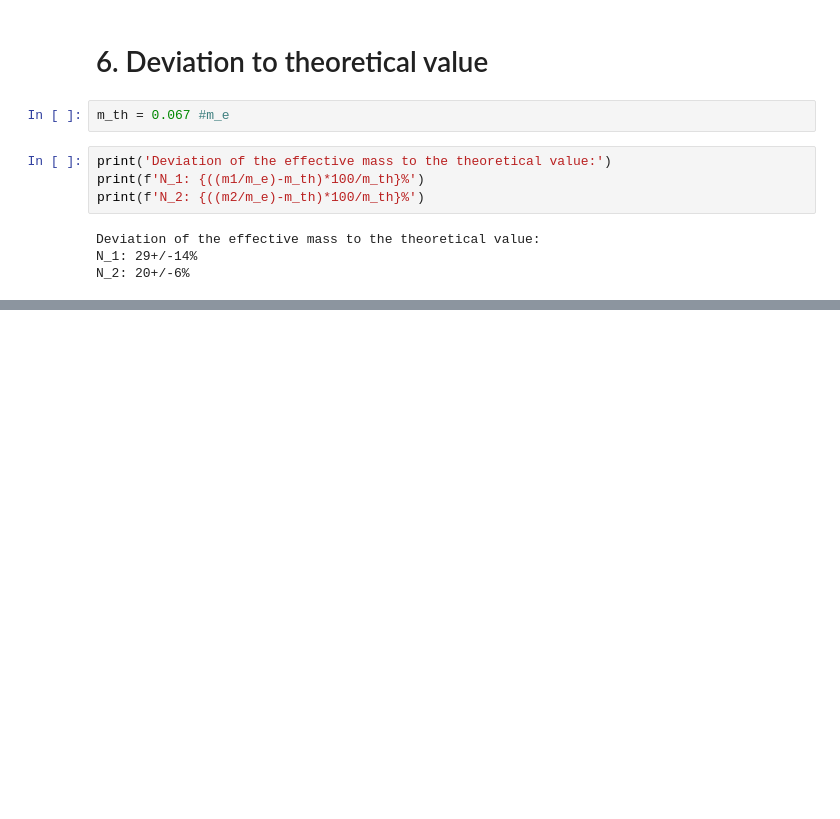
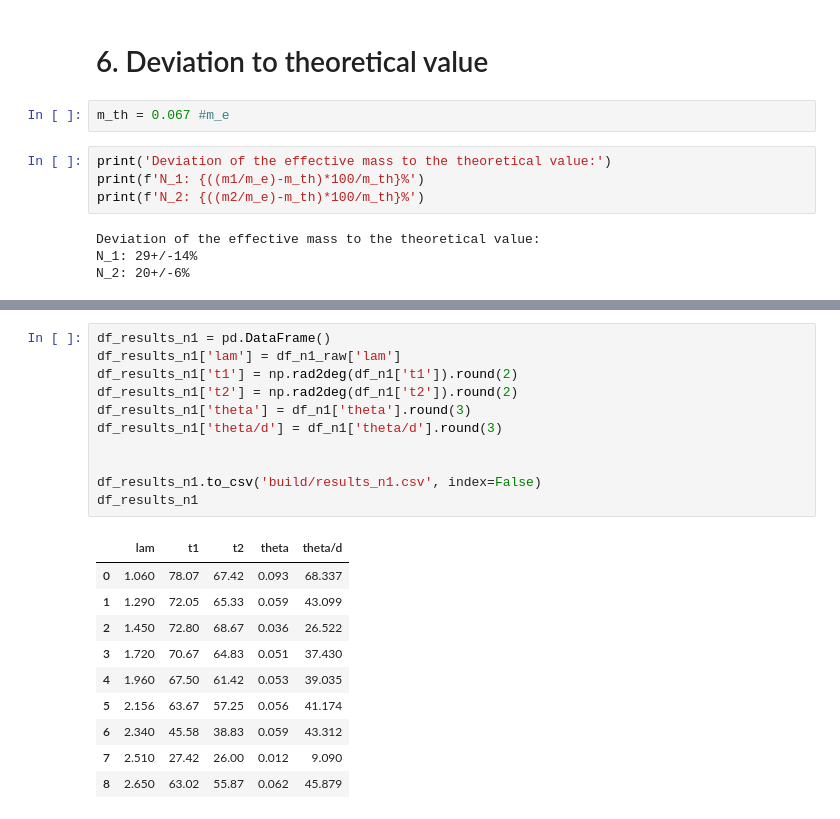
Before and after one commit to SamGTex/FP_Master_WS22-23, a Jupyter notebook: V46_Faraday_Effekt/python/main.ipynb, the cells around one changed output, grey strips where cells are left out. Saved outputs shown, nothing was run; the diff lists cells and outputs as text; blank space fills up the shorter version.

```diff
--- a/V46_Faraday_Effekt/python/main.ipynb
+++ b/V46_Faraday_Effekt/python/main.ipynb
@@ -280,0 +307,22 @@ N_2: 20+/-6%
+# %%
+df_results_n1 = pd.DataFrame()
+df_results_n1['lam'] = df_n1_raw['lam']
+df_results_n1['t1'] = np.rad2deg(df_n1['t1']).round(2)
+df_results_n1['t2'] = np.rad2deg(df_n1['t2']).round(2)
+df_results_n1['theta'] = df_n1['theta'].round(3)
+df_results_n1['theta/d'] = df_n1['theta/d'].round(3)
+
+
+df_results_n1.to_csv('build/results_n1.csv', index=False)
+df_results_n1
+# %% [output]
+|  | lam | t1 | t2 | theta | theta/d |
+| 0 | 1.060 | 78.07 | 67.42 | 0.093 | 68.337 |
+| 1 | 1.290 | 72.05 | 65.33 | 0.059 | 43.099 |
+| 2 | 1.450 | 72.80 | 68.67 | 0.036 | 26.522 |
+| 3 | 1.720 | 70.67 | 64.83 | 0.051 | 37.430 |
+| 4 | 1.960 | 67.50 | 61.42 | 0.053 | 39.035 |
+| 5 | 2.156 | 63.67 | 57.25 | 0.056 | 41.174 |
+| 6 | 2.340 | 45.58 | 38.83 | 0.059 | 43.312 |
+| 7 | 2.510 | 27.42 | 26.00 | 0.012 | 9.090 |
+| 8 | 2.650 | 63.02 | 55.87 | 0.062 | 45.879 |
```
Also changed, not shown: parts of 7 cells of this notebook, 3 other files.
